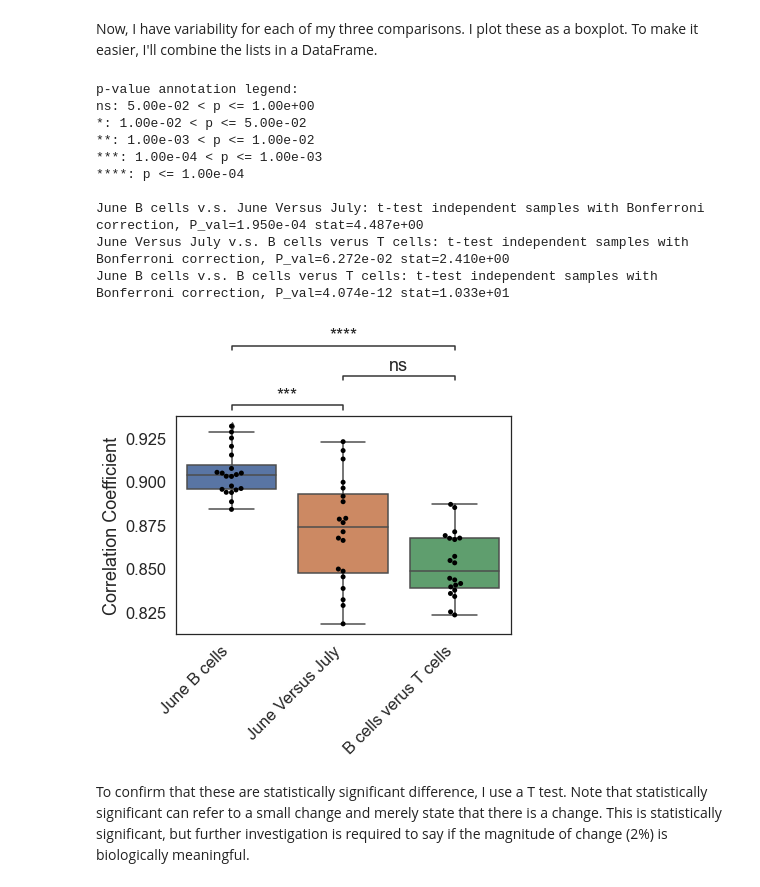
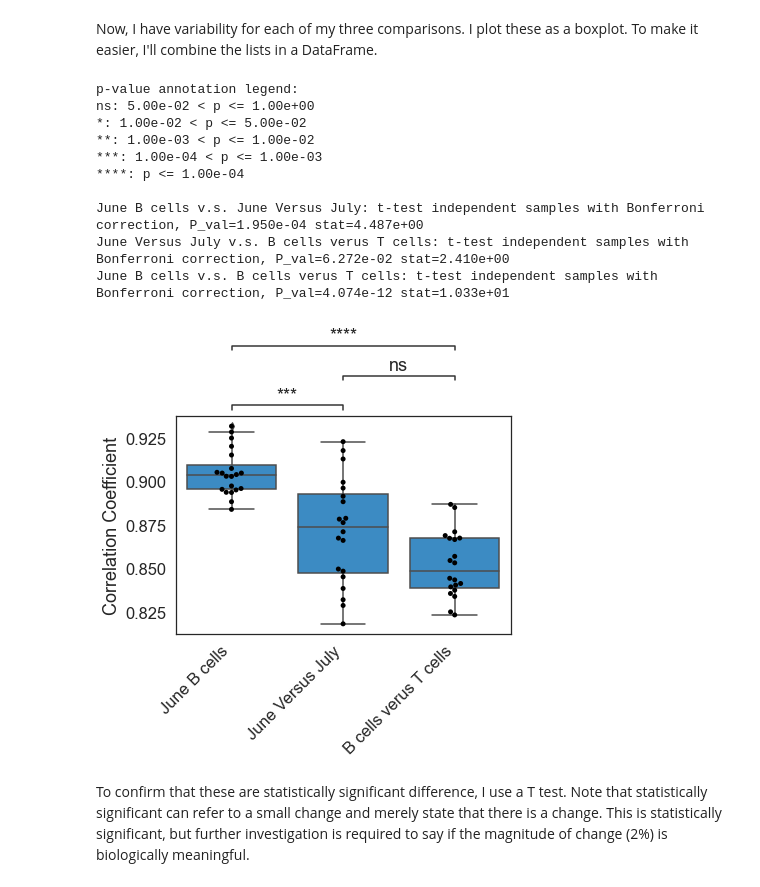
Before and after one commit to PayneLab/Lymphocytes2, a Jupyter notebook: figure3_correlations.ipynb, the cells around one changed output. Drawn from its saved outputs; the diff is of its cells as text; code cells hidden in the pictures.

Commit message:
use uniform color on figure 3 boxplot

```diff
--- a/figure3_correlations.ipynb
+++ b/figure3_correlations.ipynb
@@ -185,32 +185,32 @@ selected_comparisons = pd.DataFrame({'June B cells':B_June_technical,
 # %%
 
 from statannot import add_stat_annotation
 
 fig = plt.figure()
-ax = sns.boxplot(data=selected_comparisons)
+ax = sns.boxplot(data=selected_comparisons, color='#258fda')
 ax = sns.swarmplot(data=selected_comparisons, color="black")
 
 add_stat_annotation(ax, data=selected_comparisons,
                     box_pairs=[('June B cells', 'June Versus July'), ('June B cells', "B cells verus T cells"),
                                ('June Versus July', "B cells verus T cells")],
                     test='t-test_ind', text_format='star', loc='outside', verbose=2)
 
 ax.set(ylabel="Correlation Coefficient")
 
 plt.xticks(rotation=45, ha='right')
 plt.savefig("data/figure3_selected_correlations.png", dpi=300, bbox_inches='tight')
 # %% [output]
 p-value annotation legend:
 ns: 5.00e-02 < p <= 1.00e+00
 *: 1.00e-02 < p <= 5.00e-02
 **: 1.00e-03 < p <= 1.00e-02
 ***: 1.00e-04 < p <= 1.00e-03
 ****: p <= 1.00e-04
 
 June B cells v.s. June Versus July: t-test independent samples with Bonferroni correction, P_val=1.950e-04 stat=4.487e+00
 June Versus July v.s. B cells verus T cells: t-test independent samples with Bonferroni correction, P_val=6.272e-02 stat=2.410e+00
 June B cells v.s. B cells verus T cells: t-test independent samples with Bonferroni correction, P_val=4.074e-12 stat=1.033e+01
-[figure, old version]
+[figure, new version]
 # %% [markdown]
 To confirm that these are statistically significant difference, I use a T test. Note that statistically significant can refer to a small change and merely state that there is a change. This is statistically significant, but further investigation is required to say if the magnitude of change (2%) is biologically meaningful.
 # %% [markdown]
```
